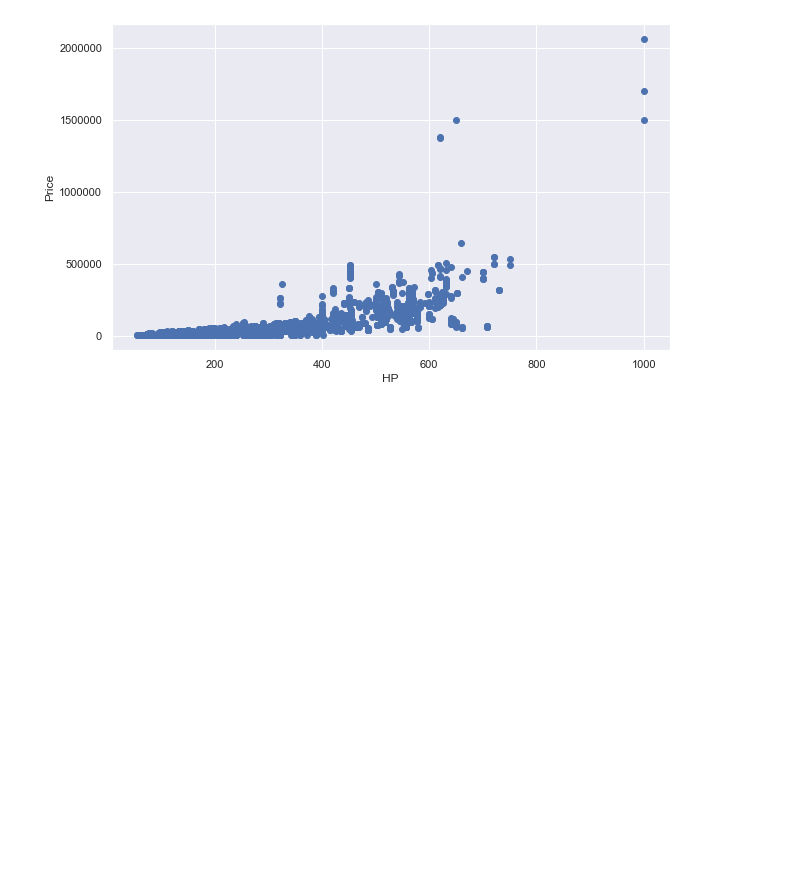
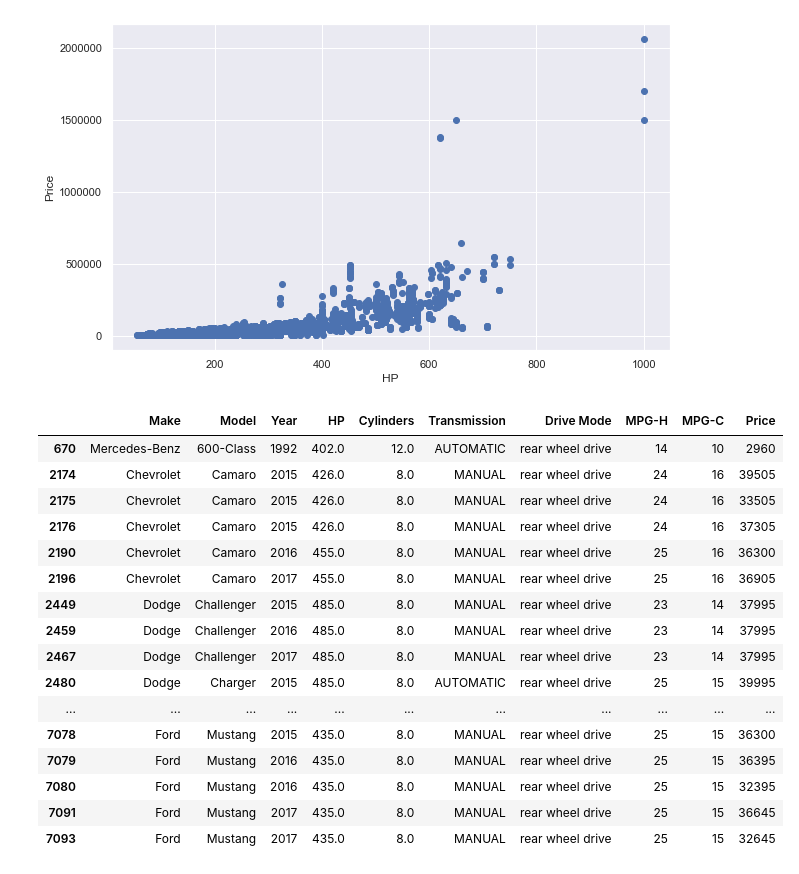
Before and after one commit to iAmNawa/exploratory-data-analysis, a Jupyter notebook: car-price-prediction/car_price_prediction.ipynb, the cells around one changed output. Saved outputs shown, nothing was run; the diff lists cells and outputs as text; code cells hidden in the pictures; blank space fills up the shorter version.

```diff
--- a/car-price-prediction/car_price_prediction.ipynb
+++ b/car-price-prediction/car_price_prediction.ipynb
@@ -191,3 +191,26 @@ ax.set_ylabel('Price')
 plt.show()
 # %% [output]
 [figure]
+# %%
+# looking at cars over a certain horsepower but under a certain price
+new_df = df[((df['HP'] > 400) & (df['Price'] < 40000))]
+# %%
+new_df
+# %% [output]
+|  | Make | Model | Year | HP | Cylinders | Transmission | Drive Mode | MPG-H | MPG-C | Price |
+| 670 | Mercedes-Benz | 600-Class | 1992 | 402.0 | 12.0 | AUTOMATIC | rear wheel drive | 14 | 10 | 2960 |
+| 2174 | Chevrolet | Camaro | 2015 | 426.0 | 8.0 | MANUAL | rear wheel drive | 24 | 16 | 39505 |
+| 2175 | Chevrolet | Camaro | 2015 | 426.0 | 8.0 | MANUAL | rear wheel drive | 24 | 16 | 33505 |
+| 2176 | Chevrolet | Camaro | 2015 | 426.0 | 8.0 | MANUAL | rear wheel drive | 24 | 16 | 37305 |
+| 2190 | Chevrolet | Camaro | 2016 | 455.0 | 8.0 | MANUAL | rear wheel drive | 25 | 16 | 36300 |
+| 2196 | Chevrolet | Camaro | 2017 | 455.0 | 8.0 | MANUAL | rear wheel drive | 25 | 16 | 36905 |
+| 2449 | Dodge | Challenger | 2015 | 485.0 | 8.0 | MANUAL | rear wheel drive | 23 | 14 | 37995 |
+| 2459 | Dodge | Challenger | 2016 | 485.0 | 8.0 | MANUAL | rear wheel drive | 23 | 14 | 37995 |
+| 2467 | Dodge | Challenger | 2017 | 485.0 | 8.0 | MANUAL | rear wheel drive | 23 | 14 | 37995 |
+| 2480 | Dodge | Charger | 2015 | 485.0 | 8.0 | AUTOMATIC | rear wheel drive | 25 | 15 | 39995 |
+| ... | ... | ... | ... | ... | ... | ... | ... | ... | ... | ... |
+| 7078 | Ford | Mustang | 2015 | 435.0 | 8.0 | MANUAL | rear wheel drive | 25 | 15 | 36300 |
+| 7079 | Ford | Mustang | 2016 | 435.0 | 8.0 | MANUAL | rear wheel drive | 25 | 15 | 36395 |
+| 7080 | Ford | Mustang | 2016 | 435.0 | 8.0 | MANUAL | rear wheel drive | 25 | 15 | 32395 |
+| 7091 | Ford | Mustang | 2017 | 435.0 | 8.0 | MANUAL | rear wheel drive | 25 | 15 | 36645 |
+| 7093 | Ford | Mustang | 2017 | 435.0 | 8.0 | MANUAL | rear wheel drive | 25 | 15 | 32645 |
```
Also changed, not shown: parts of 10 cells of this notebook.
